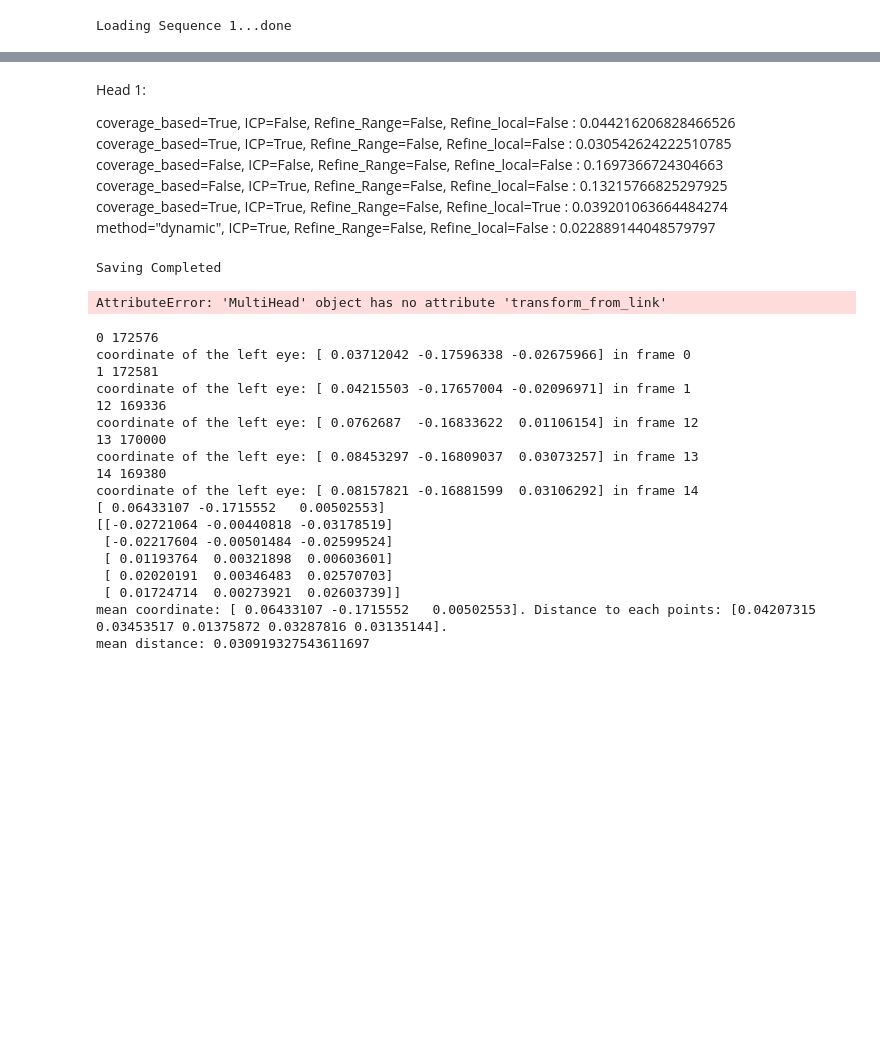
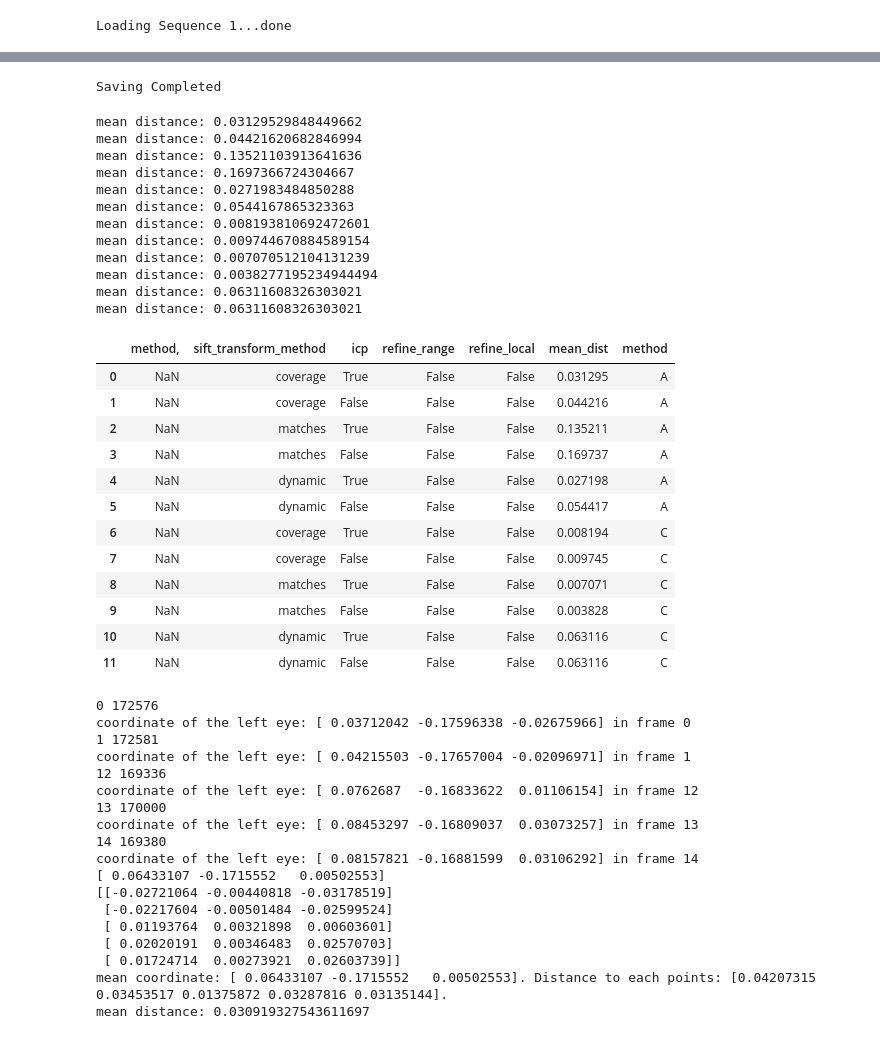
Before and after one commit to yichao-l/head_reconstruct, a Jupyter notebook: AV_CW_WZ.ipynb, the cells around one changed output, grey strips where cells are left out. Cells and saved outputs as stored; diff of their text form; code cells hidden in the pictures; blank space fills up the shorter version.

Commit message:
Optimzisation over methods

```diff
--- a/AV_CW_WZ.ipynb
+++ b/AV_CW_WZ.ipynb
@@ -24,34 +24,3 @@ Sequence=1
 mhead=MultiHead.load_from_pickle(Sequence)
 # %% [output]
 Loading Sequence 1...done
-# %%
-mhead.reset_all_head_positions()
-
-for idx in range(14:15):
-
-    for head in mhead.heads:
-        head.visible=False
-
-
-    link=mhead.links[idx]
-    link.reset()
-    mhead.ransac_from_link(link)
-
-    head1 = mhead.heads[mhead.head_id_from_frame_id(link.right)]
-    head2 = mhead.heads[mhead.head_id_from_frame_id(link.left)]
-
-    right_to_left = head2.visible and not head1.visible
-    if right_to_left:
-        mhead.last_head_id = mhead.head_id_from_frame_id(link.right)
-    else:
-        mhead.last_head_id = mhead.head_id_from_frame_id(link.left)
-
-    # perform the transformation based on the calculated SIFT matches:
-    mhead.sift_transform_from_link(link, right_to_left,all_points=False)
-
-    mhead.reset_all_head_colors()
-    mhead.heads[mhead.last_head_id].paint([.2,.2,1])
-    head1.visible=True
-    head2.visible=True
-
-#     mhead.show_spheres(sparcity=0.5, name=None, alpha=0)
@@ -118,12 +37,3 @@ mean distance: 0.022889144048579797
-# %% [markdown]
-Head 1:
-
-coverage_based=True, ICP=False, Refine_Range=False, Refine_local=False : 0.044216206828466526
-coverage_based=True, ICP=True, Refine_Range=False, Refine_local=False : 0.030542624222510785
-coverage_based=False, ICP=False, Refine_Range=False, Refine_local=False : 0.1697366724304663
-coverage_based=False, ICP=True, Refine_Range=False, Refine_local=False : 0.13215766825297925
-coverage_based=True, ICP=True, Refine_Range=False, Refine_local=True : 0.039201063664484274
-method="dynamic", ICP=True, Refine_Range=False, Refine_local=False : 0.022889144048579797
 # %%
 mhead.show_spheres(sparcity=0.2, name=None, alpha=0)
 # %%
@@ -138,15 +43,31 @@ for head in mhead.heads:
-# %%
-mhead.reset_all_head_positions()
-for idx in range(0,7):
-    mhead.transform_from_link(mhead.links[idx])
-    mhead.links[idx].print_short()
-for idx in range(14,6,-1):
-    mhead.transform_from_link(mhead.links[idx])
-    mhead.links[idx].print_short()
-# center, distances=mhead.left_eye_deviation()
-# np.mean(distances)
-# %% [output]
-AttributeError: 'MultiHead' object has no attribute 'transform_from_link'
+# %%
+mhead.try_methods()
+# %% [output]
+mean distance: 0.03129529848449662
+mean distance: 0.04421620682846994
+mean distance: 0.13521103913641636
+mean distance: 0.1697366724304667
+mean distance: 0.0271983484850288
+mean distance: 0.0544167865323363
+mean distance: 0.008193810692472601
+mean distance: 0.009744670884589154
+mean distance: 0.007070512104131239
+mean distance: 0.0038277195234944494
+mean distance: 0.06311608326303021
+mean distance: 0.06311608326303021
+|  | method, | sift_transform_method | icp | refine_range | refine_local | mean_dist | method |
+| 0 | NaN | coverage | True | False | False | 0.031295 | A |
+| 1 | NaN | coverage | False | False | False | 0.044216 | A |
+| 2 | NaN | matches | True | False | False | 0.135211 | A |
+| 3 | NaN | matches | False | False | False | 0.169737 | A |
+| 4 | NaN | dynamic | True | False | False | 0.027198 | A |
+| 5 | NaN | dynamic | False | False | False | 0.054417 | A |
+| 6 | NaN | coverage | True | False | False | 0.008194 | C |
+| 7 | NaN | coverage | False | False | False | 0.009745 | C |
+| 8 | NaN | matches | True | False | False | 0.007071 | C |
+| 9 | NaN | matches | False | False | False | 0.003828 | C |
+| 10 | NaN | dynamic | True | False | False | 0.063116 | C |
+| 11 | NaN | dynamic | False | False | False | 0.063116 | C |
 # %%
 xmhead.create_spheres(0.1 ,"name")
 # %%
```
Also changed, not shown: parts of 17 cells of this notebook, 3 other files.
